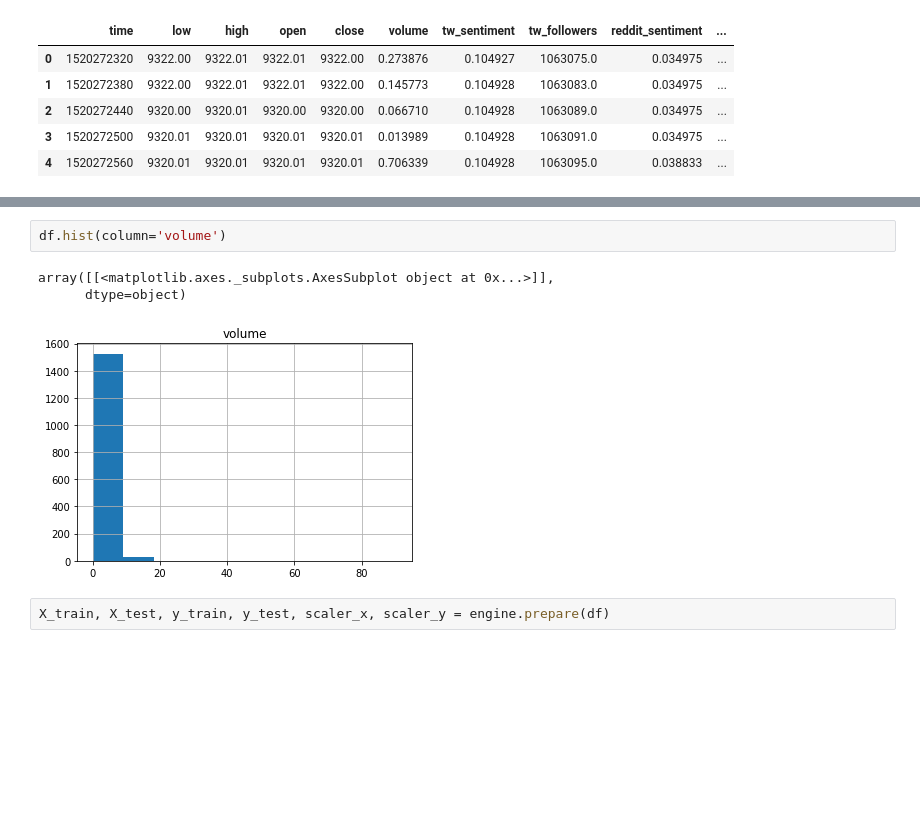
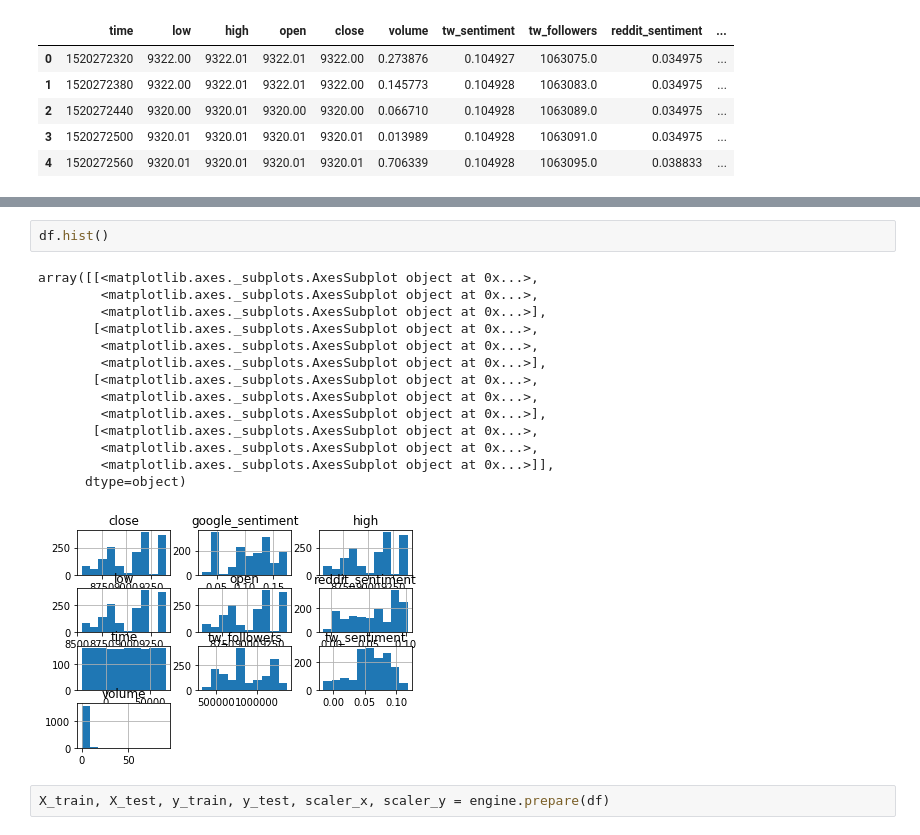
Before and after one commit to scristofari/bitcoin-challenge, a Jupyter notebook: BitCoin Challenge.ipynb, the cells around one changed output, grey strips where cells are left out. Drawn from its saved outputs; the diff is of its cells as text; blank space fills up the shorter version.

```diff
--- a/BitCoin Challenge.ipynb
+++ b/BitCoin Challenge.ipynb
@@ -46,9 +46,20 @@ plt.plot(df['close'], 'b')
 # %%
-df.hist(column='volume')
+df.hist()
 # %% [output]
-array([[<matplotlib.axes._subplots.AxesSubplot object at 0x...>]],
+array([[<matplotlib.axes._subplots.AxesSubplot object at 0x...>,
+        <matplotlib.axes._subplots.AxesSubplot object at 0x...>,
+        <matplotlib.axes._subplots.AxesSubplot object at 0x...>],
+       [<matplotlib.axes._subplots.AxesSubplot object at 0x...>,
+        <matplotlib.axes._subplots.AxesSubplot object at 0x...>,
+        <matplotlib.axes._subplots.AxesSubplot object at 0x...>],
+       [<matplotlib.axes._subplots.AxesSubplot object at 0x...>,
+        <matplotlib.axes._subplots.AxesSubplot object at 0x...>,
+        <matplotlib.axes._subplots.AxesSubplot object at 0x...>],
+       [<matplotlib.axes._subplots.AxesSubplot object at 0x...>,
+        <matplotlib.axes._subplots.AxesSubplot object at 0x...>,
+        <matplotlib.axes._subplots.AxesSubplot object at 0x...>]],
       dtype=object)
-[figure, old version]
+[figure, new version]
 # %%
 X_train, X_test, y_train, y_test, scaler_x, scaler_y = engine.prepare(df)
 # %%
```
Also changed, not shown: parts of 6 cells of this notebook, 2 other files.
